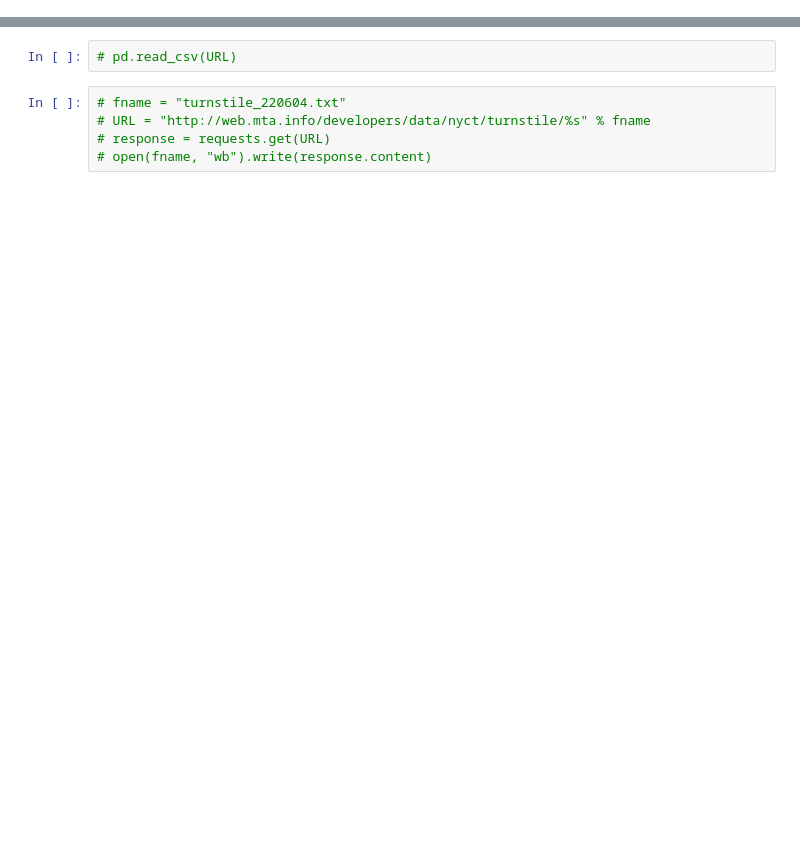
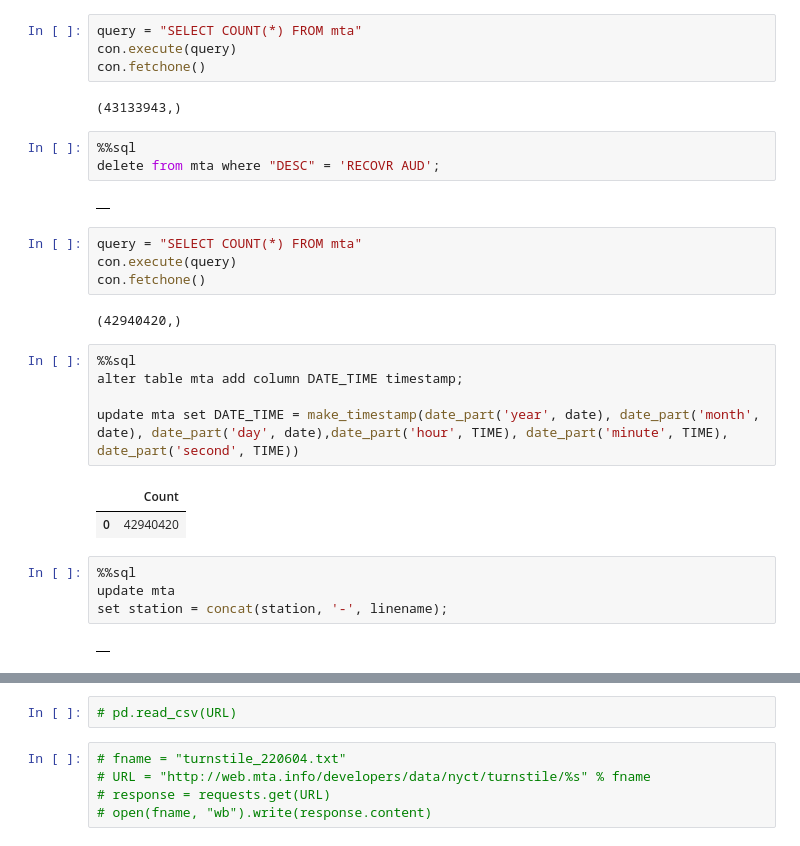
Before and after one commit to druce/MTA, a Jupyter notebook: MTA.ipynb, the cells around one changed output, grey strips where cells are left out. Drawn from its saved outputs; the diff is of its cells as text; blank space fills up the shorter version.

```diff
--- a/MTA.ipynb
+++ b/MTA.ipynb
@@ -60,0 +250,31 @@ curl http://web.mta.info/developers/data/nyct/turnstile/turnstile_230107.txt > 2
+# %%
+query = "SELECT COUNT(*) FROM mta"
+con.execute(query)
+con.fetchone()
+# %% [output]
+(43133943,)
+# %%
+%%sql
+delete from mta where "DESC" = 'RECOVR AUD';
+# %% [output]
+|  |
+# %%
+query = "SELECT COUNT(*) FROM mta"
+con.execute(query)
+con.fetchone()
+# %% [output]
+(42940420,)
+# %%
+%%sql
+alter table mta add column DATE_TIME timestamp;
+
+update mta set DATE_TIME = make_timestamp(date_part('year', date), date_part('month', date), date_part('day', date),date_part('hour', TIME), date_part('minute', TIME), date_part('second', TIME))
+# %% [output]
+|  | Count |
+| 0 | 42940420 |
+# %%
+%%sql
+update mta
+set station = concat(station, '-', linename);
+# %% [output]
+|  |
```
Also changed, not shown: parts of 69 cells of this notebook, 1 other file.
